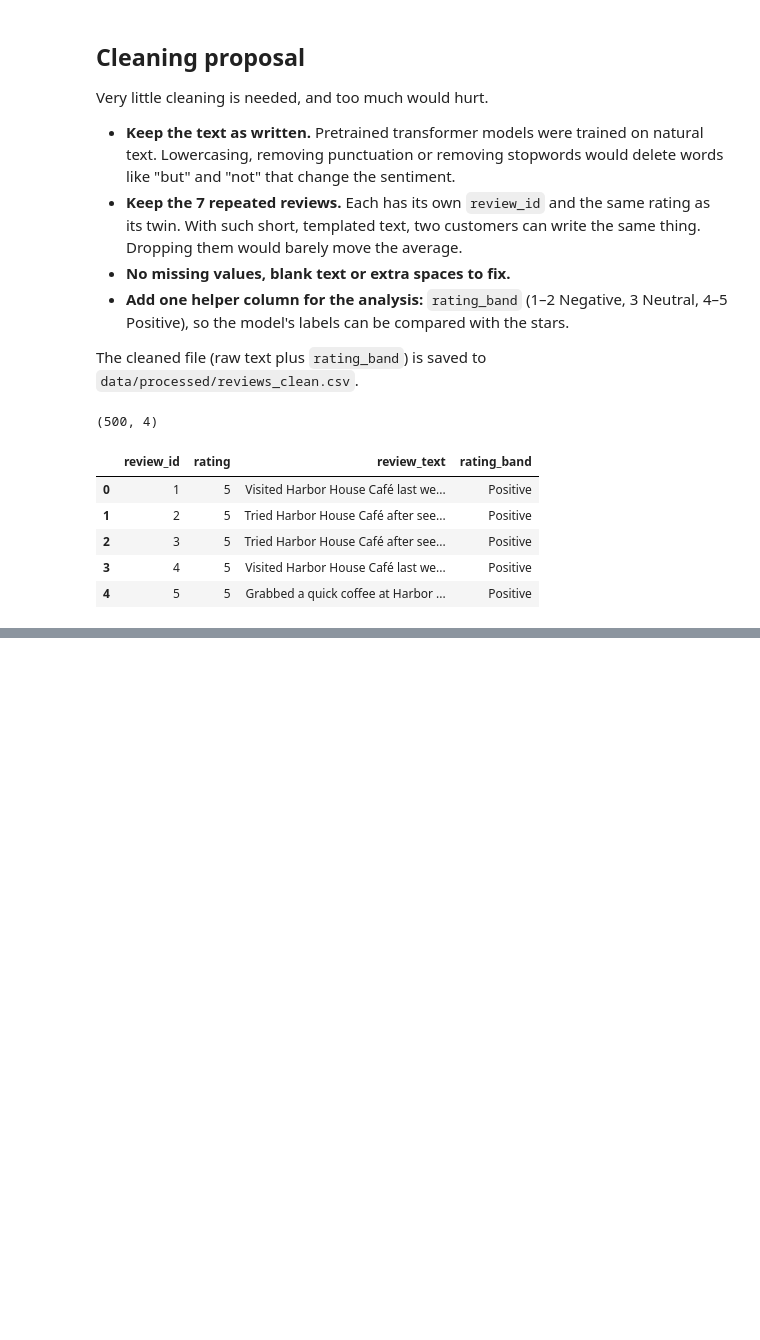
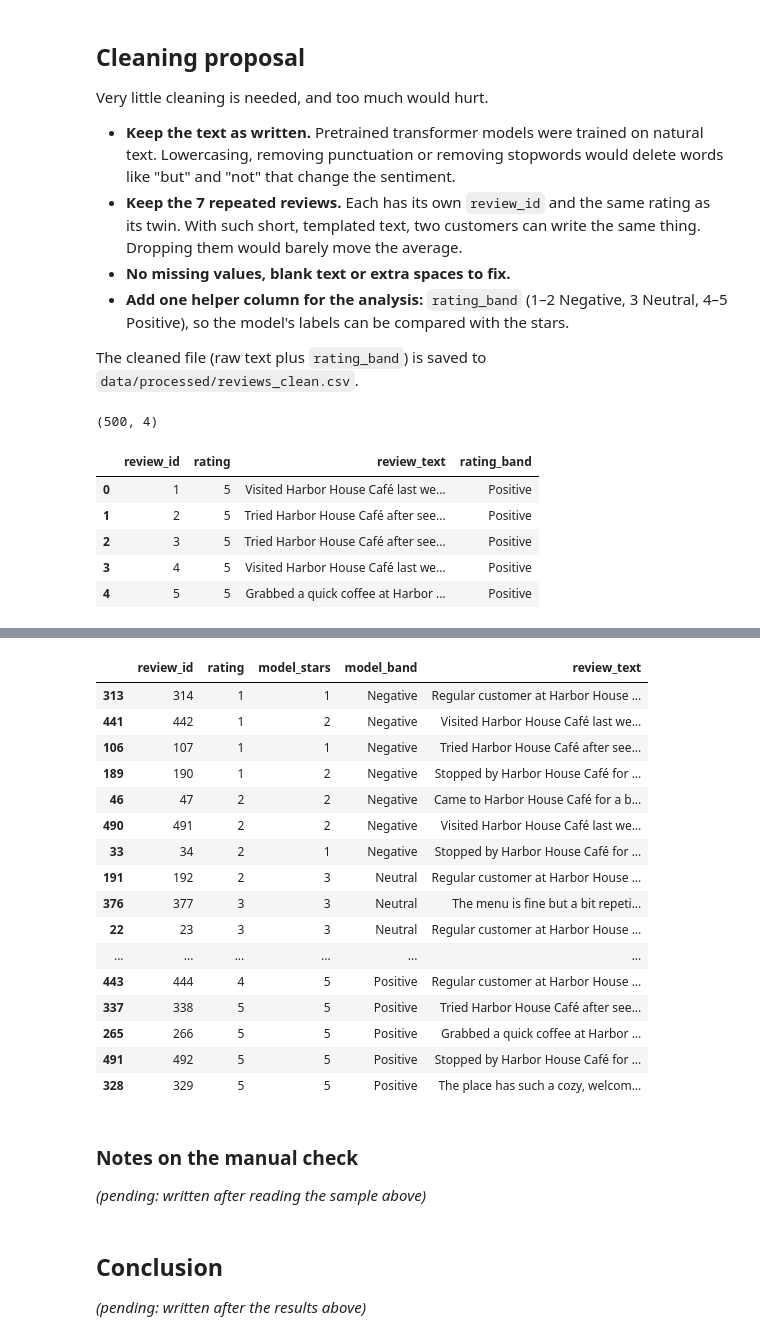
Before and after one commit to sjcodingpro/machine-learning-python-template, a Jupyter notebook: src/explore.ipynb, the cells around one changed output, grey strips where cells are left out. Drawn from its saved outputs; the diff is of its cells as text; code cells hidden in the pictures; blank space fills up the shorter version.

```diff
--- a/src/explore.ipynb
+++ b/src/explore.ipynb
@@ -299,0 +432,29 @@ A pretrained sentiment model (`cardiffnlp/twitter-roberta-base-sentiment-latest`
+# %%
+manual = scored.groupby("rating").sample(n=4, random_state=7)
+display(manual[["review_id", "rating", "model_stars", "model_band", "review_text"]])
+# %% [output]
+|  | review_id | rating | model_stars | model_band | review_text |
+| 313 | 314 | 1 | 1 | Negative | Regular customer at Harbor House ... |
+| 441 | 442 | 1 | 2 | Negative | Visited Harbor House Café last we... |
+| 106 | 107 | 1 | 1 | Negative | Tried Harbor House Café after see... |
+| 189 | 190 | 1 | 2 | Negative | Stopped by Harbor House Café for ... |
+| 46 | 47 | 2 | 2 | Negative | Came to Harbor House Café for a b... |
+| 490 | 491 | 2 | 2 | Negative | Visited Harbor House Café last we... |
+| 33 | 34 | 2 | 1 | Negative | Stopped by Harbor House Café for ... |
+| 191 | 192 | 2 | 3 | Neutral | Regular customer at Harbor House ... |
+| 376 | 377 | 3 | 3 | Neutral | The menu is fine but a bit repeti... |
+| 22 | 23 | 3 | 3 | Neutral | Regular customer at Harbor House ... |
+| ... | ... | ... | ... | ... | ... |
+| 443 | 444 | 4 | 5 | Positive | Regular customer at Harbor House ... |
+| 337 | 338 | 5 | 5 | Positive | Tried Harbor House Café after see... |
+| 265 | 266 | 5 | 5 | Positive | Grabbed a quick coffee at Harbor ... |
+| 491 | 492 | 5 | 5 | Positive | Stopped by Harbor House Café for ... |
+| 328 | 329 | 5 | 5 | Positive | The place has such a cozy, welcom... |
+# %% [markdown]
+### Notes on the manual check
+
+_(pending: written after reading the sample above)_
+# %% [markdown]
+## Conclusion
+
+_(pending: written after the results above)_
```
Also changed, not shown: parts of 12 cells of this notebook, 4 other files.
